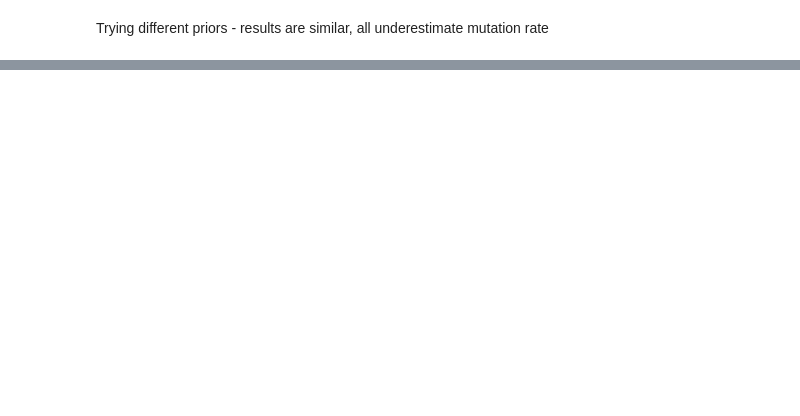
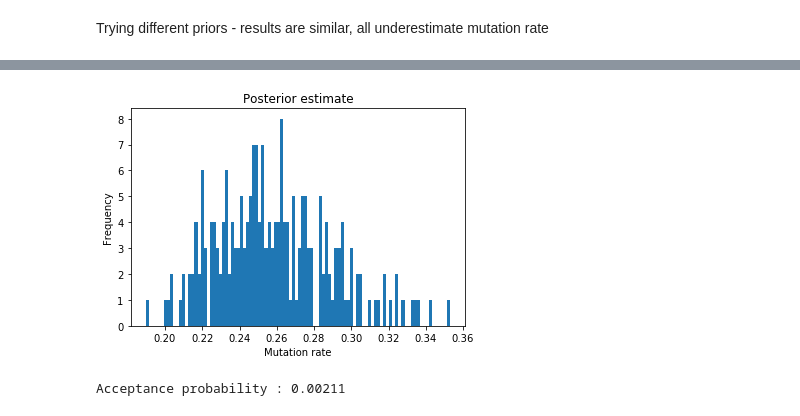
Before and after one commit to samslamowicz/MastersProject, a Jupyter notebook: ABC - Rejection Sampling for Mutation Rate.ipynb, the cells around one changed output, grey strips where cells are left out. Saved outputs shown, nothing was run; the diff lists cells and outputs as text; code cells hidden in the pictures; blank space fills up the shorter version.

```diff
--- a/ABC - Rejection Sampling for Mutation Rate.ipynb
+++ b/ABC - Rejection Sampling for Mutation Rate.ipynb
@@ -9,6 +9,9 @@ from itertools import chain
 # %%
 #Reference Population
 pop_configs = [
-    msprime.PopulationConfiguration(sample_size=300)]
+    msprime.PopulationConfiguration(sample_size=100)]
+Ne = 100
+recomb = 0.1
 ts_ref = msprime.simulate(
-    population_configurations=pop_configs,mutation_rate=0.25,random_seed=11)
+    population_configurations=pop_configs,Ne = Ne,mutation_rate=0.25,recombination_rate = recomb,random_seed=11)
+ts_ref.num_mutations
@@ -254,7 +75,0 @@ Mean norm :  19.450736017389087
-# %%
-#Reference Population - Smaller sample size
-pop_configs = [
-    msprime.PopulationConfiguration(sample_size=50)]
-ts_ref3 = msprime.simulate(
-    population_configurations=pop_configs,mutation_rate=0.25,random_seed=8)
-#4
@@ -283,7 +75,0 @@ Mean norm :  16.16013666215987
-# %%
-#Reference Population - Larger sample size
-pop_configs = [
-    msprime.PopulationConfiguration(sample_size=1000)]
-ts_ref4 = msprime.simulate(
-    population_configurations=pop_configs,mutation_rate=0.25,random_seed=8)
-#4
@@ -311,0 +76,8 @@ Mean norm :  8.123389498364173
+# %%
+%%time
+#Exponential prior scale 0.2
+iterations = 100000
+eps = 10
+prior= "exponential"
+prior_parameters = 0.2
+attempt1 = ABC(ts_ref,eps=eps,pop_configs=pop_configs,Ne=Ne,recomb=recomb,prior=prior,prior_parameters=prior_parameters,iters=iterations)
@@ -311,0 +86,10 @@ Mean norm :  8.123389498364173
+# %%
+plt.hist(attempt1, bins = 100)
+plt.ylabel('Frequency')
+plt.xlabel('Mutation rate')
+plt.title('Posterior estimate')
+plt.show()
+print("Acceptance probability :",len(attempt1)/iterations)
+# %% [output]
+[figure, added]
+Acceptance probability : 0.00211
```
Also changed, not shown: parts of 39 cells of this notebook, 2 other files.
